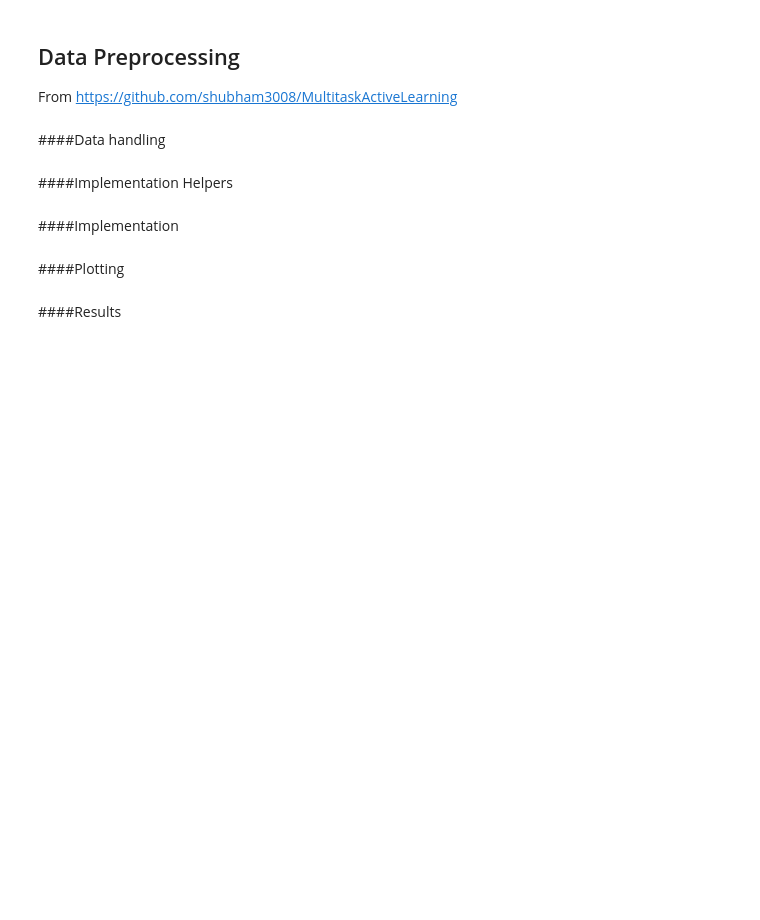
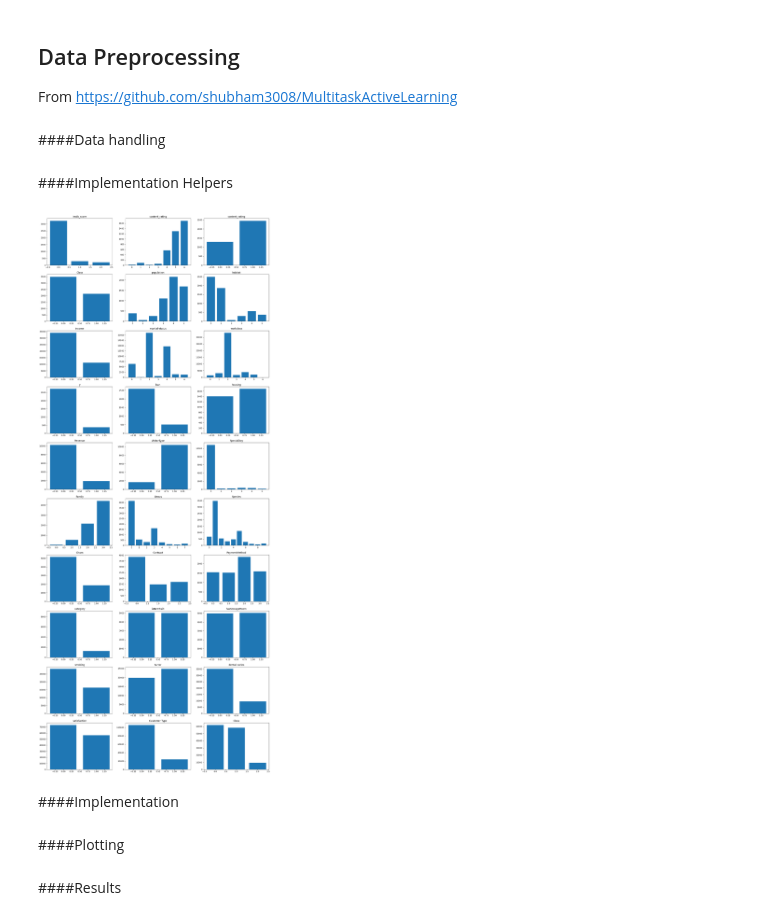
Before and after one commit to Logan-Rose/Active-Learning-With-Imbalance, a Jupyter notebook: Final_multitask_notebook.ipynb, the cells around one changed output. Saved outputs shown, nothing was run; the diff lists cells and outputs as text; code cells hidden in the pictures; blank space fills up the shorter version.

Commit message:
added target value distribution plots and data structure map JSON

```diff
--- a/Final_multitask_notebook.ipynb
+++ b/Final_multitask_notebook.ipynb
@@ -88,7 +89,7 @@ def get_data(name):
     target1 = le.fit_transform(movie_data["imdb_score"])
     target2 = le.fit_transform(movie_data["content_rating"])
     target3 = le.fit_transform(movie_data["gross"])
-    X_final = movie_data.drop(["imdb_score", "content_rating", "gross"],axis=1)
+    X_final = movie_data.drop(["imdb_score", "content_rating", "content_rating"],axis=1)
 
   elif name == 'mushroom':
     mushroom_data = pd.read_csv('./Datasets/mushroom.csv')
@@ -189,6 +190,35 @@ def get_data(name):
   return X_final, target1, target2, target3
 # %% [markdown]
 ####Implementation Helpers
+# %%
+def plotDist(arr, title):
+  values, counts = np.unique(arr, return_counts=True)
+  lis = np.asarray((values, counts)).T
+  x, y = zip(*lis) # unpack a list of pairs into two tuples
+  # plt.plot(x, y)
+  plt.bar(x,y)
+
+  plt.title(title)
+  # plt.show()
+
+plt.figure(figsize=(20, 50), dpi=80)
+
+data = json.load(open('data_structure.json'))
+dataKeys = list(data.keys())
+for i in range(len(data)):
+  key = dataKeys[i]
+  dataSet = data[key]
+  target, t1, t2, t3 = get_data(dataSet['name'])
+
+  plt.subplot(10, 3, i*3+1)
+  plotDist(t1, dataSet['t1'])
+  plt.subplot(10, 3, i*3+2)
+  plotDist(t2, dataSet['t2'])
+  plt.subplot(10,3, i*3+3)
+  plotDist(t3, dataSet['t3'])
+plt.show()
+# %% [output]
+[figure, added]
 # %%
 def stratify_samples(X_raw_a, y_raw_1_a, y_raw_2_a, y_raw_3_a, num_classes1, num_classes2, num_classes3):
 
```
Also changed, not shown: parts of 1 cell of this notebook, 1 other file.
